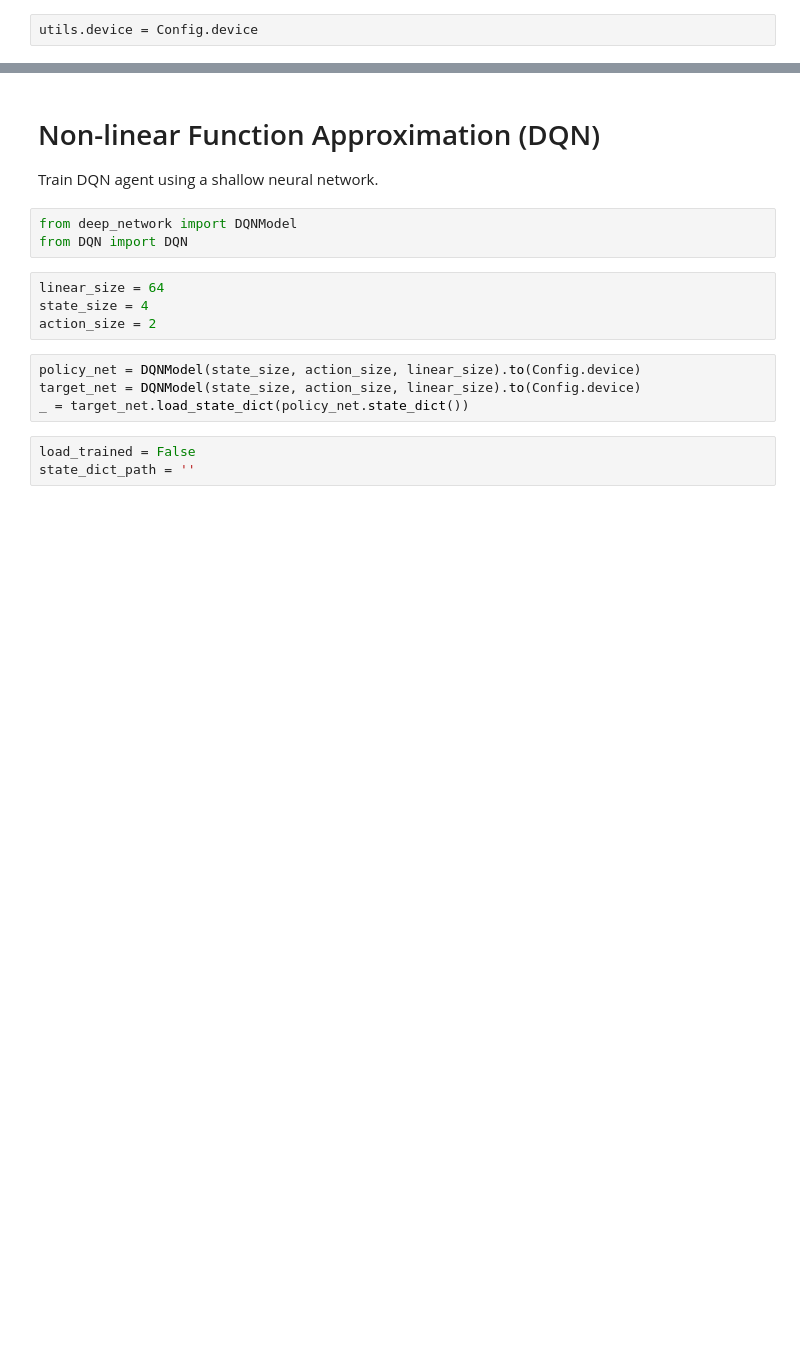
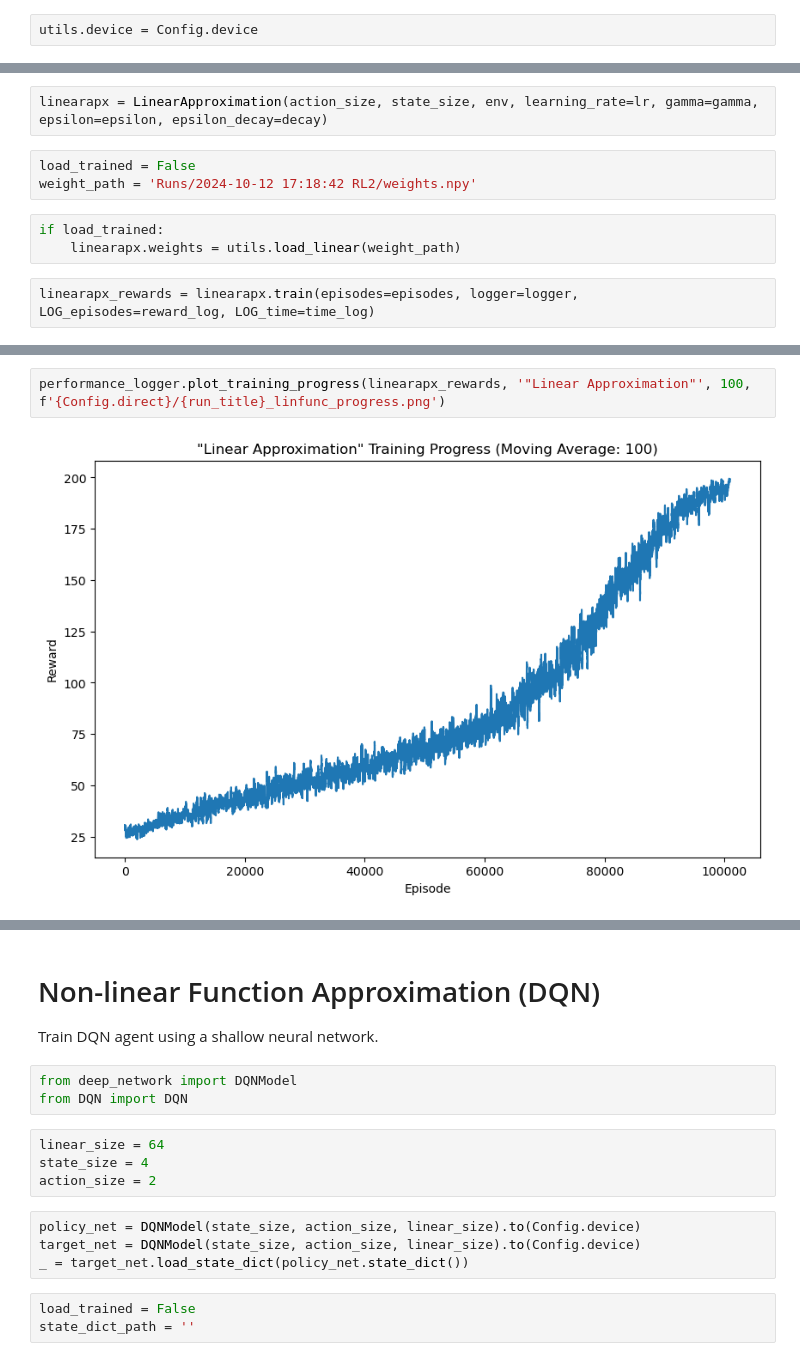
Before and after one commit to djm3622/RL-assignment1, a Jupyter notebook: RL_assignment1_part2.ipynb, the cells around one changed output, grey strips where cells are left out. Saved outputs shown, nothing was run; the diff lists cells and outputs as text; blank space fills up the shorter version.

```diff
--- a/RL_assignment1_part2.ipynb
+++ b/RL_assignment1_part2.ipynb
@@ -66,0 +88,10 @@ utils.device = Config.device
+# %%
+linearapx = LinearApproximation(action_size, state_size, env, learning_rate=lr, gamma=gamma, epsilon=epsilon, epsilon_decay=decay)
+# %%
+load_trained = False
+weight_path = 'Runs/2024-10-12 17:18:42 RL2/weights.npy'
+# %%
+if load_trained:
+    linearapx.weights = utils.load_linear(weight_path)
+# %%
+linearapx_rewards = linearapx.train(episodes=episodes, logger=logger, LOG_episodes=reward_log, LOG_time=time_log)
@@ -66,0 +116,4 @@ utils.device = Config.device
+# %%
+performance_logger.plot_training_progress(linearapx_rewards, '"Linear Approximation"', 100, f'{Config.direct}/{run_title}_linfunc_progress.png')
+# %% [output]
+[figure, added]
```
Also changed, not shown: parts of 35 cells of this notebook, 34 other files.
